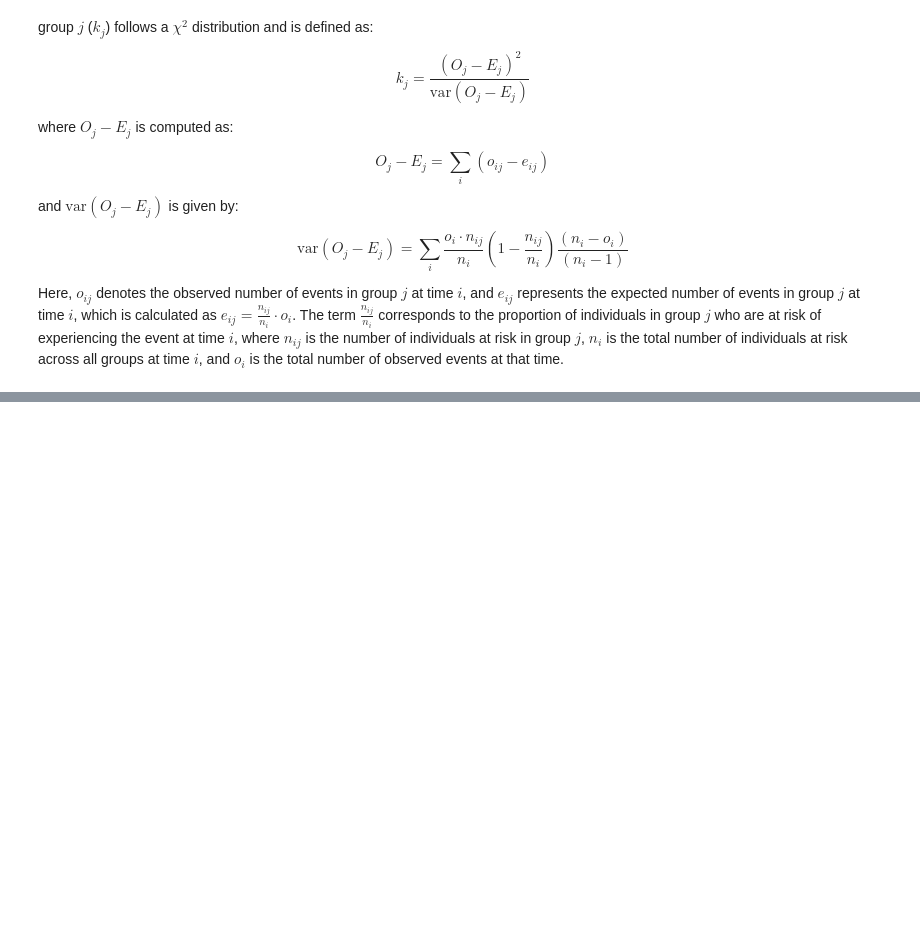
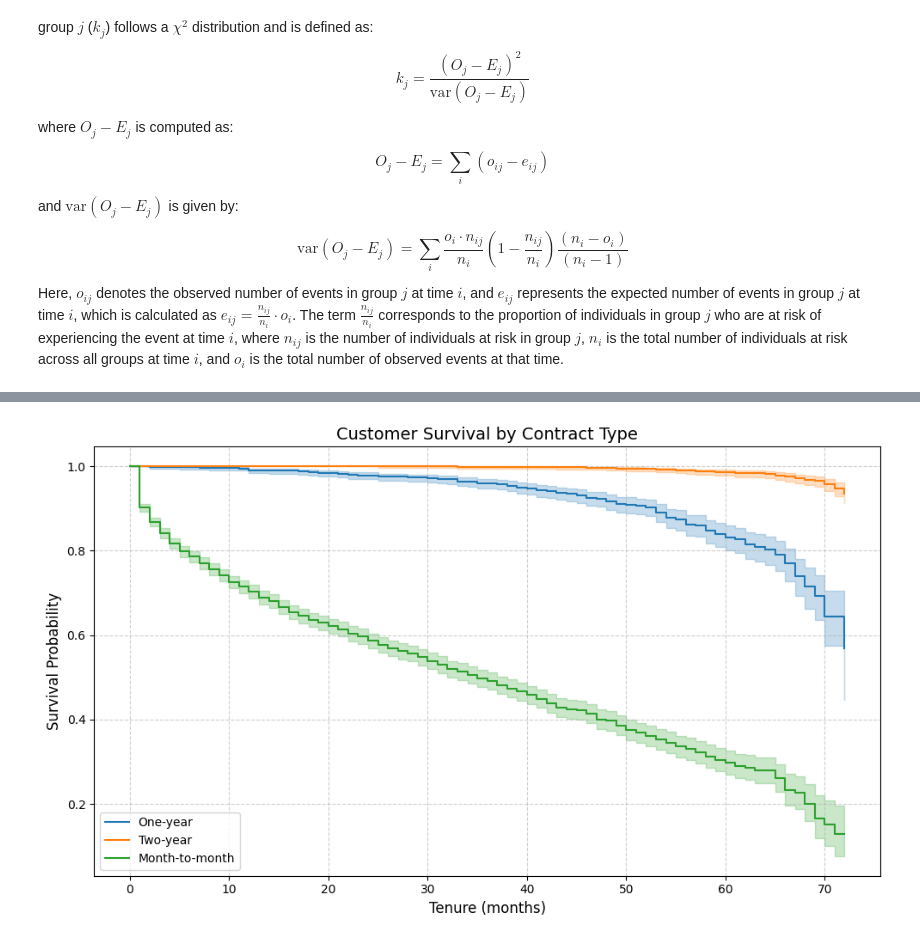
Before and after one commit to blessycode/customer-churn, a Jupyter notebook: survivalanalysis.ipynb, the cells around one changed output, grey strips where cells are left out. Saved outputs shown, nothing was run; the diff lists cells and outputs as text; code cells hidden in the pictures; blank space fills up the shorter version.

```diff
--- a/survivalanalysis.ipynb
+++ b/survivalanalysis.ipynb
@@ -175,0 +267,24 @@ Here, $o_{ij}$ denotes the observed number of events in group $j$ at time $i$, a
+# %%
+plt.figure(figsize=(10, 6))
+ax = plt.gca()
+
+kmf1 = KaplanMeierFitter()
+kmf2 = KaplanMeierFitter()
+kmf3 = KaplanMeierFitter()
+
+kmf1.fit(timevar[contract_one_year], eventvar[contract_one_year], label="One-year")
+kmf2.fit(timevar[contract_two_year], eventvar[contract_two_year], label="Two-year")
+kmf3.fit(timevar[contract_month_to_month], eventvar[contract_month_to_month], label="Month-to-month")
+
+kmf1.plot_survival_function(ax=ax, ci_show=True)
+kmf2.plot_survival_function(ax=ax, ci_show=True)
+kmf3.plot_survival_function(ax=ax, ci_show=True)
+
+plt.title("Customer Survival by Contract Type", fontsize=14)
+plt.xlabel("Tenure (months)", fontsize=12)
+plt.ylabel("Survival Probability", fontsize=12)
+plt.grid(True, linestyle="--", alpha=0.6)
+plt.tight_layout()
+plt.show()
+# %% [output]
+[figure, added]
```
Also changed, not shown: parts of 13 cells of this notebook.
